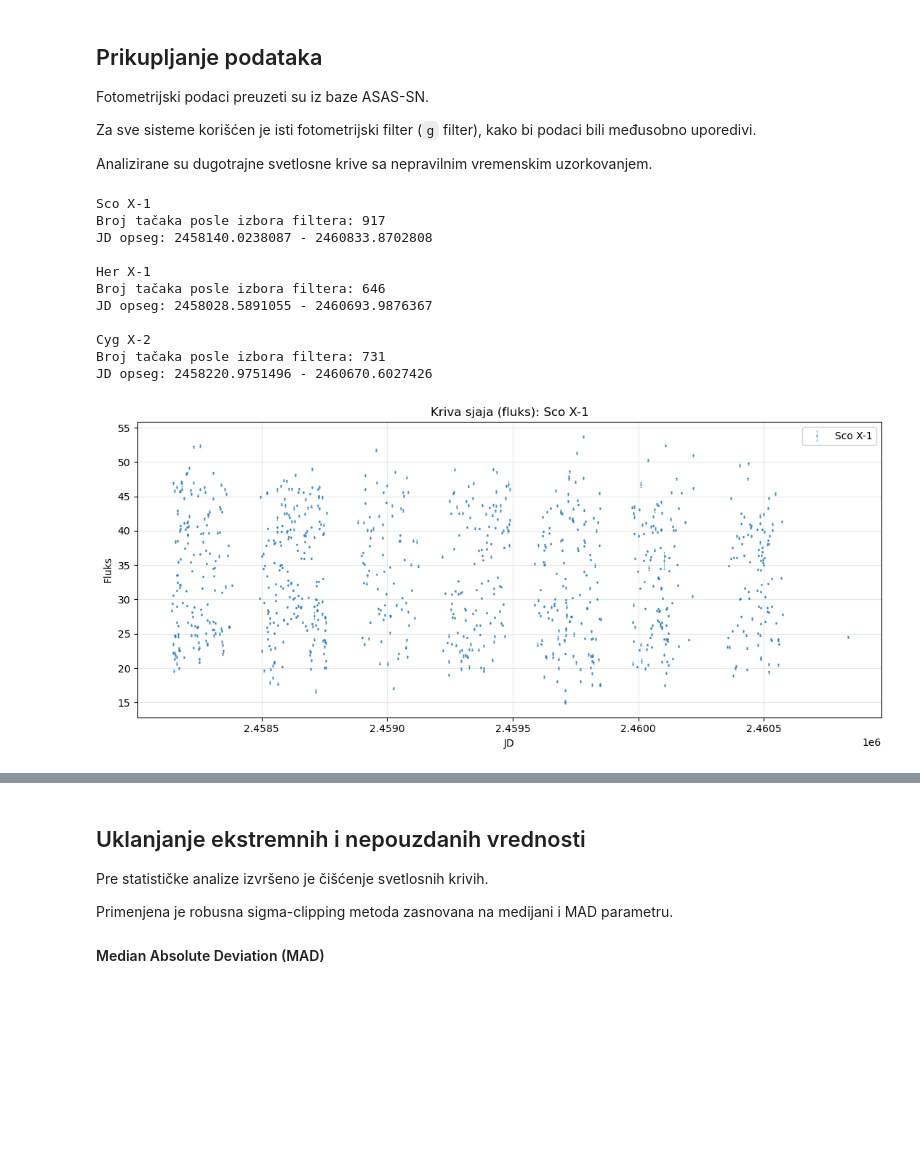
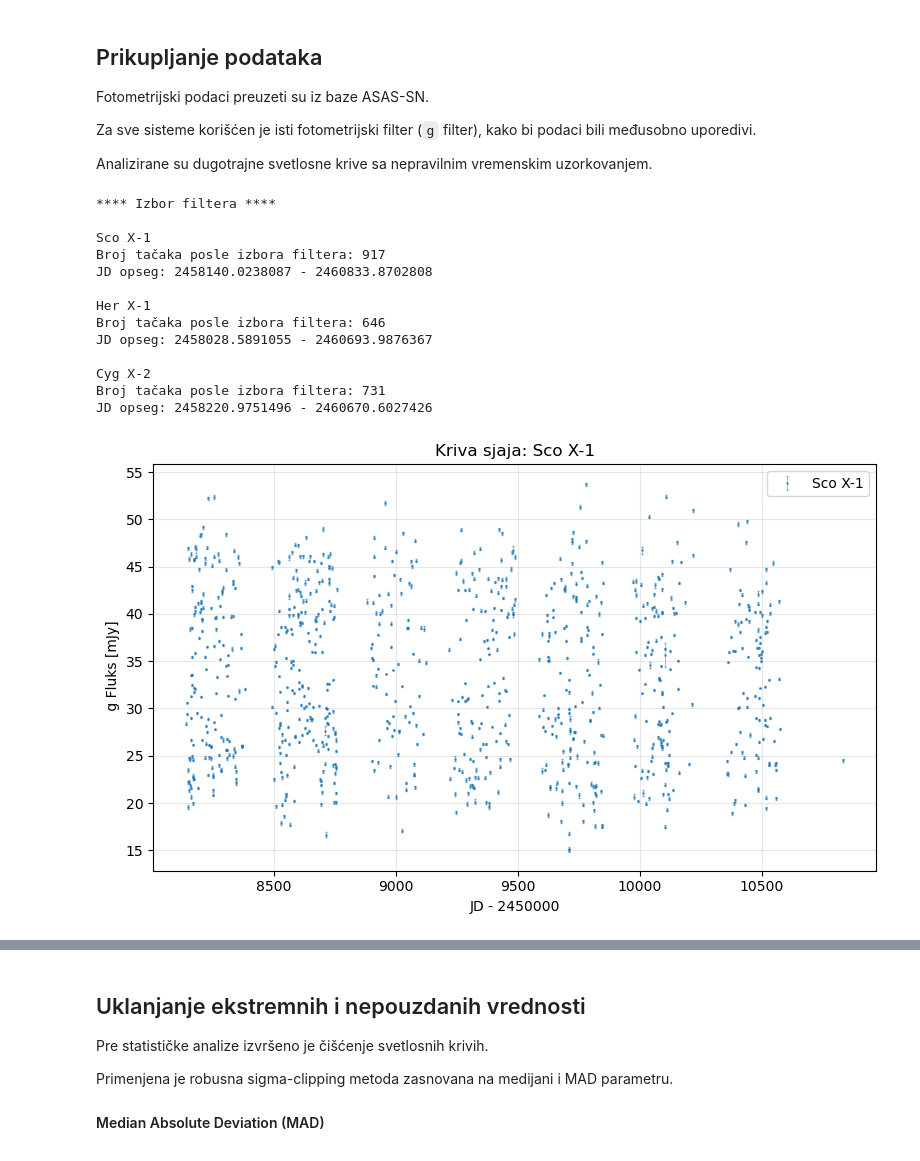
Before and after one commit to jasmina16121/Projekat-X-ray-Binary-Sco-X-1, a Jupyter notebook: Bin_sistemi.ipynb, the cells around one changed output, grey strips where cells are left out. Drawn from its saved outputs; the diff is of its cells as text; code cells hidden in the pictures; blank space fills up the shorter version.

```diff
--- a/Bin_sistemi.ipynb
+++ b/Bin_sistemi.ipynb
@@ -60,6 +60,7 @@ import matplotlib.pyplot as plt
 #  UČITAVANJE PODATAKA I IZBOR FOTOMETRIJSKOG FILTERA
 # ============================================================
 
+print("\n**** Izbor filtera ****")
 def ucitaj_krivu(fajl, ime_objekta, filter_kanal="g"):
     df = pd.read_csv(fajl, comment="#")  # učitavanje CSV fajla; redovi koji počinju sa # se preskaču
 
@@ -96,10 +97,11 @@ df_cyg, vreme_cyg, fluks_cyg, greska_cyg = ucitaj_krivu("cyg.csv", "Cyg X-2")
 # ============================================================
 
 def nacrtaj_fluks(vreme, fluks, greska, ime_objekta):
-    plt.figure(figsize=(11, 5))
+    jd0 = 2450000
+    plt.figure(figsize=(8, 5))
 
     plt.errorbar(
-        vreme, fluks,
+        vreme - jd0, fluks,
         yerr=greska,             # greške se ne izbacuju; prikazuju se kao errorbar
         fmt=".",                 # tačke
         markersize=2,            # veličina tačke
@@ -108,29 +110,29 @@ def nacrtaj_fluks(vreme, fluks, greska, ime_objekta):
         alpha=0.6,               # transparentnost
         label=ime_objekta
     )
-
-    plt.xlabel("JD")
-    plt.ylabel("Fluks")
-    plt.title(f"Kriva sjaja (fluks): {ime_objekta}")
+    plt.xlabel(f"JD - {jd0}")    # JD 2450000.0=1995−10−09 12:00 UT
+    plt.ylabel(r" g Fluks [mJy]")
+    plt.title(f"Kriva sjaja: {ime_objekta}")
     plt.legend()
     plt.grid(alpha=0.3)
     plt.tight_layout()
     plt.show()
 
 
-# ============================================================================
-#  FUNKCIJA ZA PRIKAZ KRIVE SJAJA U MAGNITUDAMA (po potrebi se mogu prikazati)
-# ============================================================================
+# ============================================================
+#  FUNKCIJA ZA PRIKAZ KRIVE SJAJA U MAGNITUDAMA
+# ============================================================
 
 def nacrtaj_magnitudu(df, ime_objekta):
+    jd0 = 2450000
     vreme = df["JD"]
     magnituda = df["Mag"]
     greska_magnitude = df["Mag Error"]
 
-    plt.figure(figsize=(11, 5))
+    plt.figure(figsize=(8, 5))
 
     plt.errorbar(
-        vreme, magnituda,
+        vreme - jd0, magnituda,
         yerr=greska_magnitude,
         fmt=".",
         markersize=2,
@@ -141,37 +143,39 @@ def nacrtaj_magnitudu(df, ime_objekta):
     )
 
     plt.gca().invert_yaxis()  # veća magnitudama manji sjaj
-    plt.xlabel("JD")
-    plt.ylabel("Magnituda")
+    plt.xlabel(f"JD - {jd0}")
+    plt.ylabel(r"$g$ magnituda")
     plt.title(f"Kriva sjaja (magnituda): {ime_objekta}")
     plt.legend()
     plt.grid(alpha=0.3)
     plt.tight_layout()
     plt.show()
 
 
 # ============================================================
 #  POČETNI VIZUELNI PREGLED SIROVIH KRIVIH SJAJA
 # ============================================================
 
 nacrtaj_fluks(vreme_sco, fluks_sco, greska_sco, "Sco X-1")
 nacrtaj_fluks(vreme_her, fluks_her, greska_her, "Her X-1")
 nacrtaj_fluks(vreme_cyg, fluks_cyg, greska_cyg, "Cyg X-2")
 
 # Po potrebi se mogu prikazati i magnitude:
-# nacrtaj_magnitudu(df_sco, "Sco X-1")
-# nacrtaj_magnitudu(df_her, "HZ Her")
-# nacrtaj_magnitudu(df_cyg, "Cyg X-2")
+#nacrtaj_magnitudu(df_sco, "Sco X-1")
+#nacrtaj_magnitudu(df_her, "HZ Her")
+#nacrtaj_magnitudu(df_cyg, "Cyg X-2")
 # %% [output]
+**** Izbor filtera ****
+
 Sco X-1
 Broj tačaka posle izbora filtera: 917
 JD opseg: 2458140.0238087 - 2460833.8702808
 
 Her X-1
 Broj tačaka posle izbora filtera: 646
 JD opseg: 2458028.5891055 - 2460693.9876367
 
 Cyg X-2
 Broj tačaka posle izbora filtera: 731
 JD opseg: 2458220.9751496 - 2460670.6027426
-[figure, old version]
+[figure, new version]
```
Also changed, not shown: parts of 15 cells of this notebook.
